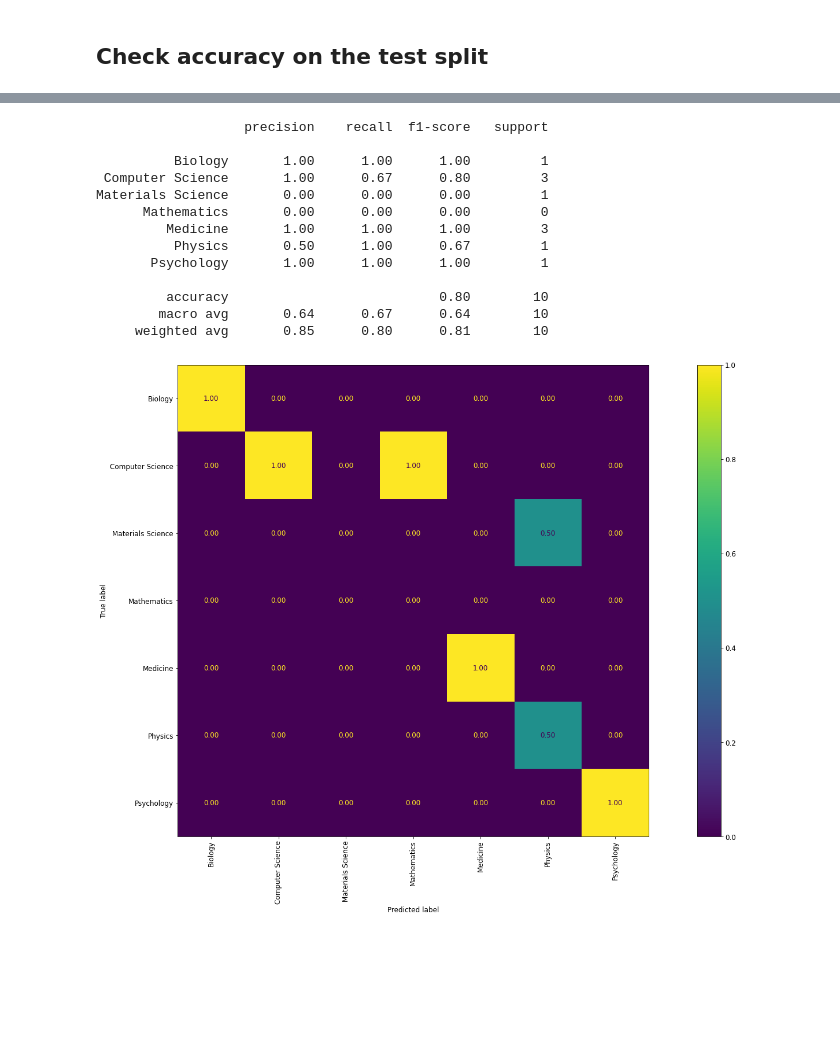
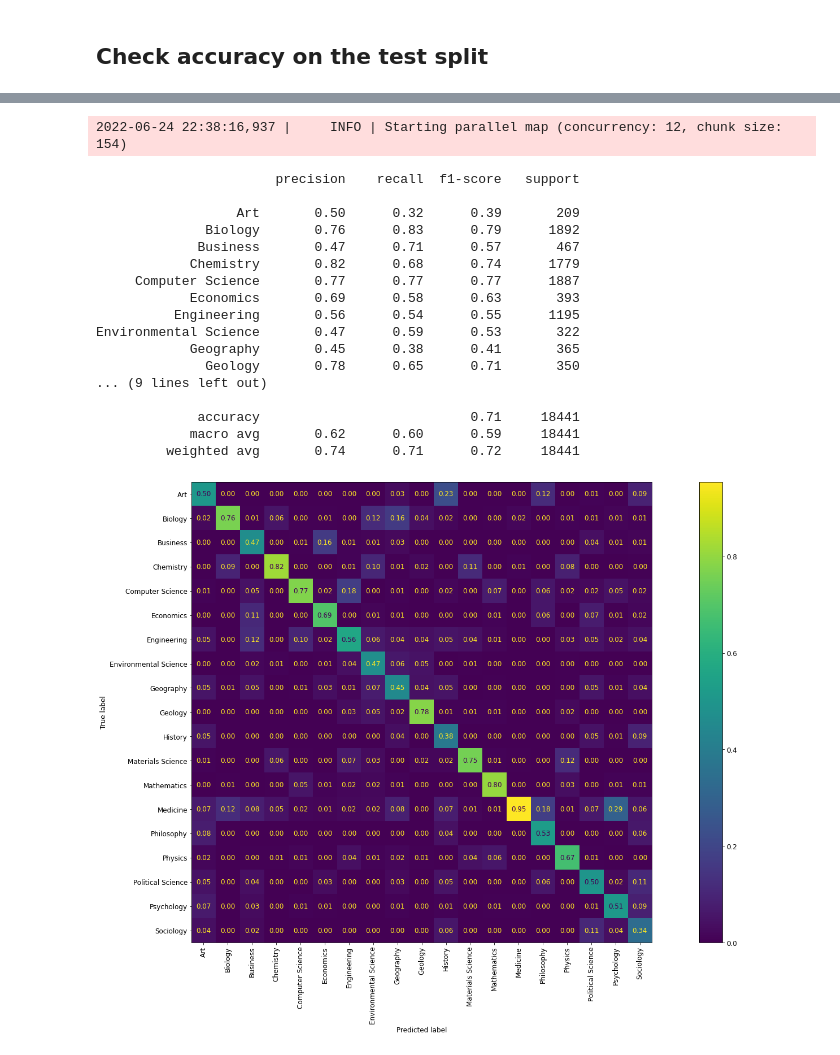
Before and after one commit to schmelczer/great-ai, a Jupyter notebook: examples/simple/deploy.ipynb, the cells around one changed output, grey strips where cells are left out. Cells and saved outputs as stored; diff of their text form; code cells hidden in the pictures; blank space fills up the shorter version.

```diff
--- a/examples/simple/deploy.ipynb
+++ b/examples/simple/deploy.ipynb
@@ -82,7 +98,7 @@ if __name__ == "__main__":
     from great_ai import query_ground_truth
     from sklearn import metrics
 
-    data = query_ground_truth("test", return_max_count=10)
+    data = query_ground_truth("test")
 
     X = [d.input for d in data]
     y_actual = [d.feedback for d in data]
@@ -92,7 +108,7 @@ if __name__ == "__main__":
 
     import matplotlib.pyplot as plt
 
-    # Configure matplotlib to have nice, high-resolution charts.
+    # Configure matplotlib to have nice, high-resolution charts
 
     %matplotlib inline
 
@@ -115,14 +130,19 @@ if __name__ == "__main__":
-                   precision    recall  f1-score   support
-
-          Biology       1.00      1.00      1.00         1
- Computer Science       1.00      0.67      0.80         3
-Materials Science       0.00      0.00      0.00         1
-      Mathematics       0.00      0.00      0.00         0
-         Medicine       1.00      1.00      1.00         3
-          Physics       0.50      1.00      0.67         1
-       Psychology       1.00      1.00      1.00         1
-
-         accuracy                           0.80        10
-        macro avg       0.64      0.67      0.64        10
-     weighted avg       0.85      0.80      0.81        10
+2022-06-24 22:38:16,937 |     INFO | Starting parallel map (concurrency: 12, chunk size: 154)
+                       precision    recall  f1-score   support
+
+                  Art       0.50      0.32      0.39       209
+              Biology       0.76      0.83      0.79      1892
+             Business       0.47      0.71      0.57       467
+            Chemistry       0.82      0.68      0.74      1779
+     Computer Science       0.77      0.77      0.77      1887
+            Economics       0.69      0.58      0.63       393
+          Engineering       0.56      0.54      0.55      1195
+Environmental Science       0.47      0.59      0.53       322
+            Geography       0.45      0.38      0.41       365
+              Geology       0.78      0.65      0.71       350
+... (9 lines left out)
+
+             accuracy                           0.71     18441
+            macro avg       0.62      0.60      0.59     18441
+         weighted avg       0.74      0.71      0.72     18441
-[figure, old version]
+[figure, new version]
```
Also changed, not shown: parts of 2 cells of this notebook, 27 other files.
